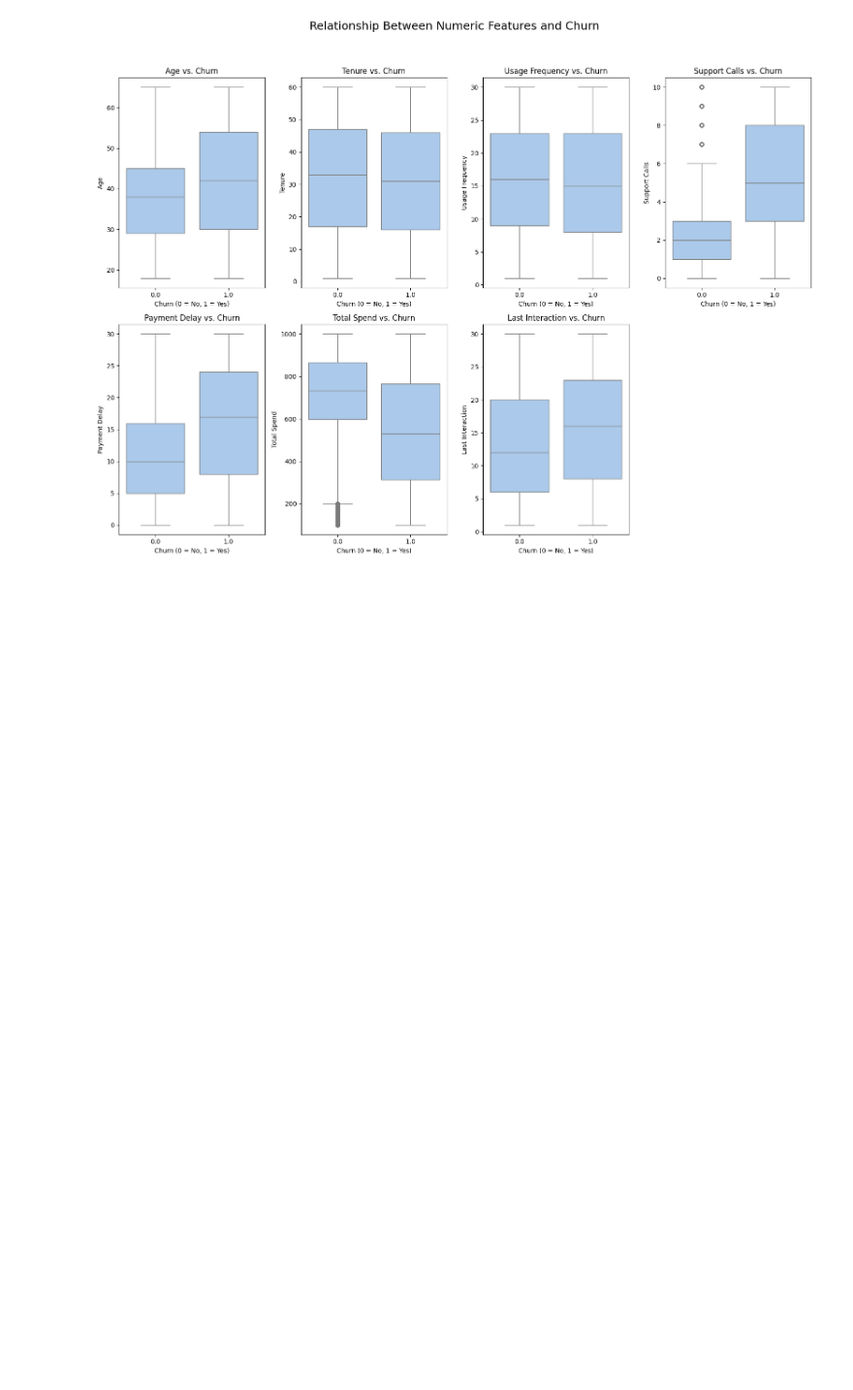
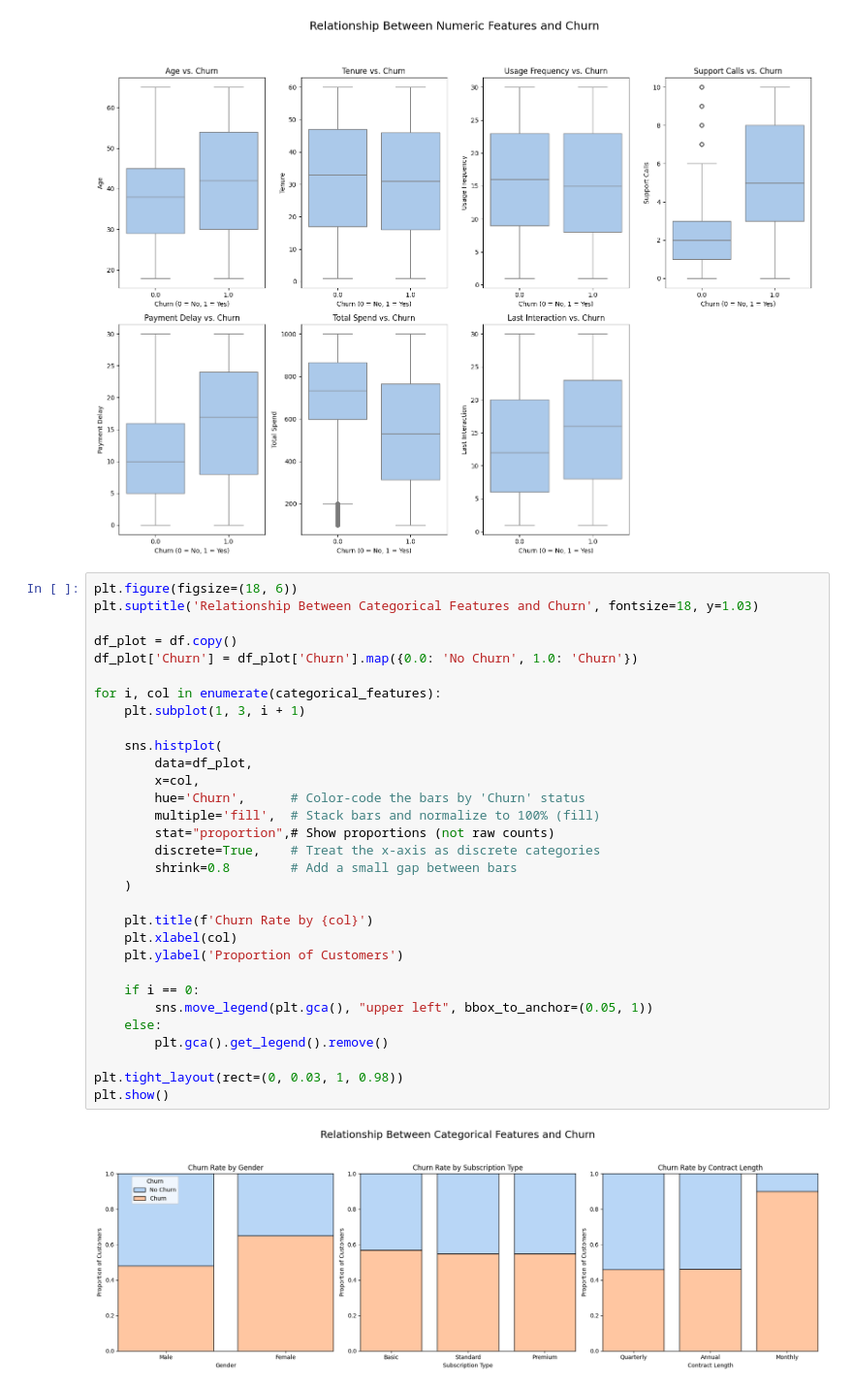
Before and after one commit to ssabrut/customer-churn-mlops, a Jupyter notebook: notebooks/eda.ipynb, the cells around one changed output. Shown at 97% size. Saved outputs shown, nothing was run; the diff lists cells and outputs as text; blank space fills up the shorter version.

```diff
--- a/notebooks/eda.ipynb
+++ b/notebooks/eda.ipynb
@@ -176,3 +176,36 @@ plt.tight_layout(rect=(0, 0.03, 1, 0.98))
 plt.show()
 # %% [output]
 [figure]
+# %%
+plt.figure(figsize=(18, 6))
+plt.suptitle('Relationship Between Categorical Features and Churn', fontsize=18, y=1.03)
+
+df_plot = df.copy()
+df_plot['Churn'] = df_plot['Churn'].map({0.0: 'No Churn', 1.0: 'Churn'})
+
+for i, col in enumerate(categorical_features):
+    plt.subplot(1, 3, i + 1)
+
+    sns.histplot(
+        data=df_plot,
+        x=col,
+        hue='Churn',      # Color-code the bars by 'Churn' status
+        multiple='fill',  # Stack bars and normalize to 100% (fill)
+        stat="proportion",# Show proportions (not raw counts)
+        discrete=True,    # Treat the x-axis as discrete categories
+        shrink=0.8        # Add a small gap between bars
+    )
+
+    plt.title(f'Churn Rate by {col}')
+    plt.xlabel(col)
+    plt.ylabel('Proportion of Customers')
+
+    if i == 0:
+        sns.move_legend(plt.gca(), "upper left", bbox_to_anchor=(0.05, 1))
+    else:
+        plt.gca().get_legend().remove()
+
+plt.tight_layout(rect=(0, 0.03, 1, 0.98))
+plt.show()
+# %% [output]
+[figure, added]
```
Also changed, not shown: parts of 3 cells of this notebook.
